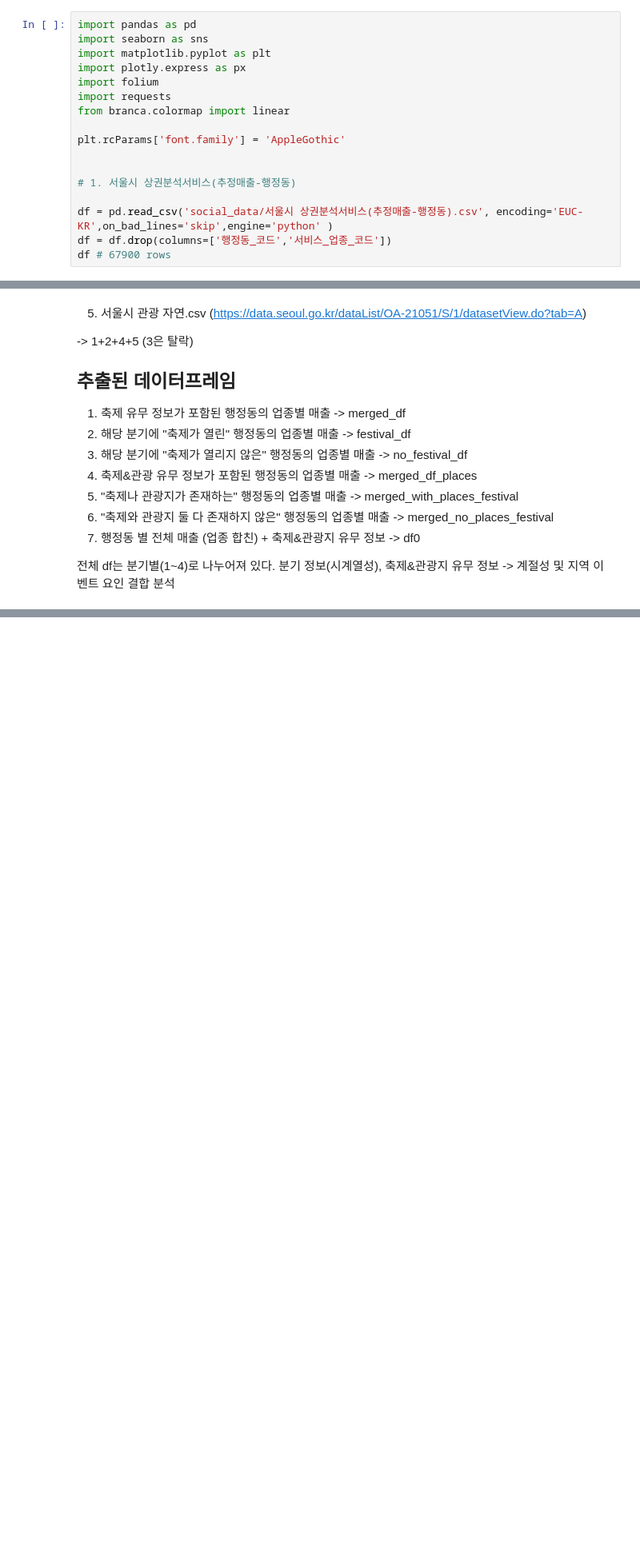
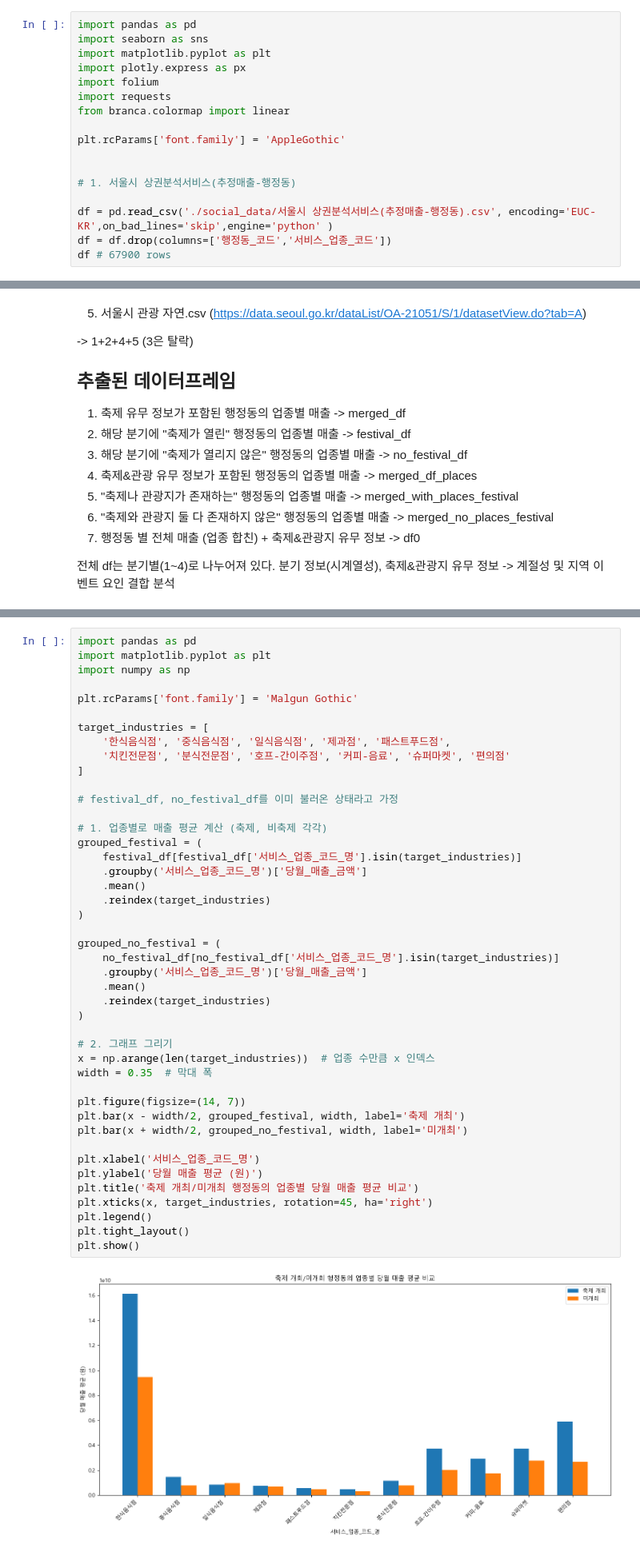
Before and after one commit to 25-Sociall-Intelligence/25-Sociall-Intelligence, a Jupyter notebook: social_5/social_5_data.ipynb, the cells around one changed output, grey strips where cells are left out. Shown: that part at 80% size. Drawn from its saved outputs; the diff is of its cells as text; blank space fills up the shorter version.

Commit message:
✨ social_5 분석

```diff
--- a/social_5/social_5_data.ipynb
+++ b/social_5/social_5_data.ipynb
@@ -14,7 +14,7 @@ plt.rcParams['font.family'] = 'AppleGothic'
 
 # 1. 서울시 상권분석서비스(추정매출-행정동)
 
-df = pd.read_csv('social_data/서울시 상권분석서비스(추정매출-행정동).csv', encoding='EUC-KR',on_bad_lines='skip',engine='python' )
+df = pd.read_csv('./social_data/서울시 상권분석서비스(추정매출-행정동).csv', encoding='EUC-KR',on_bad_lines='skip',engine='python' )
 df = df.drop(columns=['행정동_코드','서비스_업종_코드'])
 df # 67900 rows
 # %% [output]
@@ -461,0 +484,46 @@ df0
+# %%
+import pandas as pd
+import matplotlib.pyplot as plt
+import numpy as np
+
+plt.rcParams['font.family'] = 'Malgun Gothic'
+
+target_industries = [
+    '한식음식점', '중식음식점', '일식음식점', '제과점', '패스트푸드점',
+    '치킨전문점', '분식전문점', '호프-간이주점', '커피-음료', '슈퍼마켓', '편의점'
+]
+
+# festival_df, no_festival_df를 이미 불러온 상태라고 가정
+
+# 1. 업종별로 매출 평균 계산 (축제, 비축제 각각)
+grouped_festival = (
+    festival_df[festival_df['서비스_업종_코드_명'].isin(target_industries)]
+    .groupby('서비스_업종_코드_명')['당월_매출_금액']
+    .mean()
+    .reindex(target_industries)
+)
+
+grouped_no_festival = (
+    no_festival_df[no_festival_df['서비스_업종_코드_명'].isin(target_industries)]
+    .groupby('서비스_업종_코드_명')['당월_매출_금액']
+    .mean()
+    .reindex(target_industries)
+)
+
+# 2. 그래프 그리기
+x = np.arange(len(target_industries))  # 업종 수만큼 x 인덱스
+width = 0.35  # 막대 폭
+
+plt.figure(figsize=(14, 7))
+plt.bar(x - width/2, grouped_festival, width, label='축제 개최')
+plt.bar(x + width/2, grouped_no_festival, width, label='미개최')
+
+plt.xlabel('서비스_업종_코드_명')
+plt.ylabel('당월 매출 평균 (원)')
+plt.title('축제 개최/미개최 행정동의 업종별 당월 매출 평균 비교')
+plt.xticks(x, target_industries, rotation=45, ha='right')
+plt.legend()
+plt.tight_layout()
+plt.show()
+# %% [output]
+[figure, added]
```
Also changed, not shown: parts of 19 cells of this notebook.
